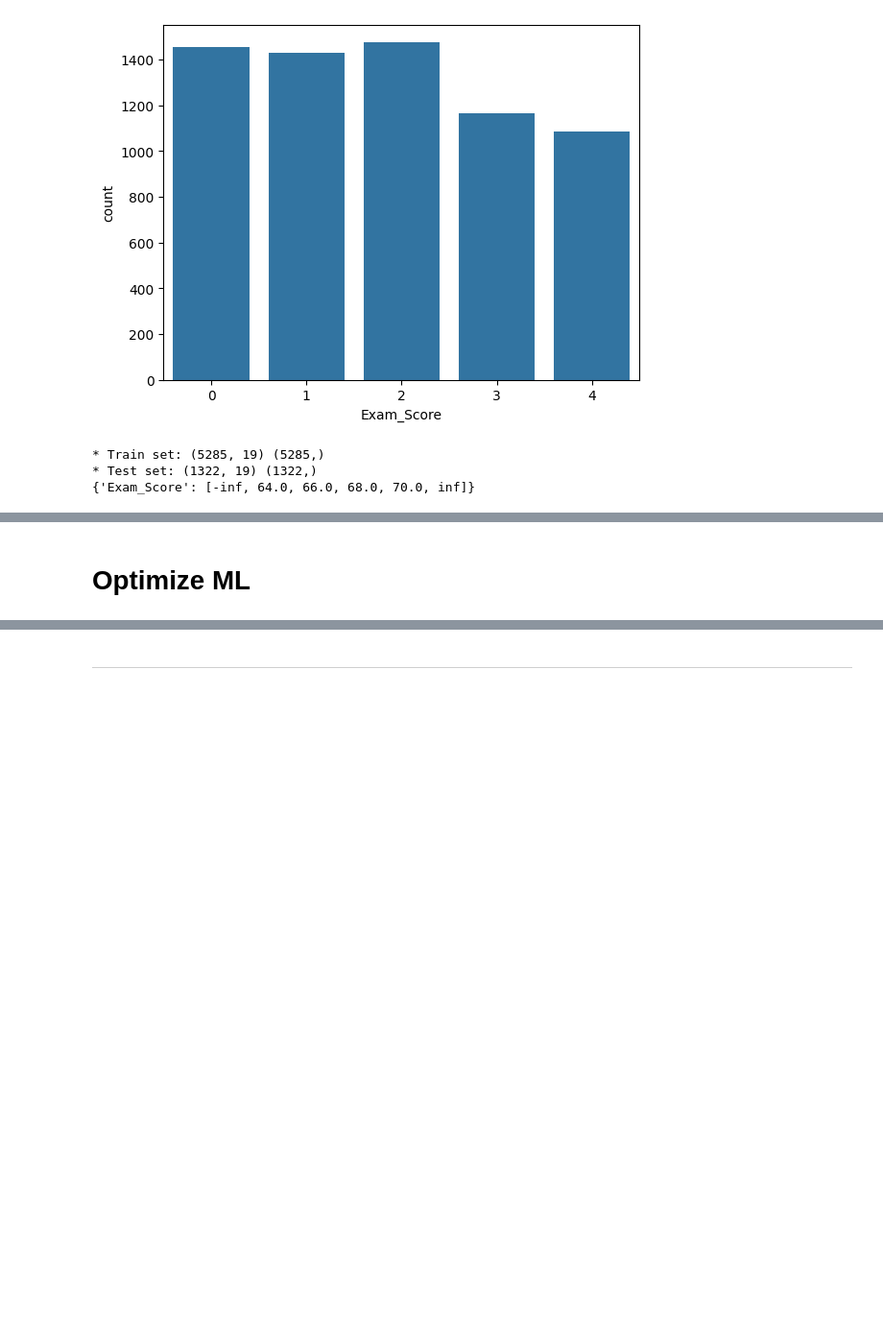
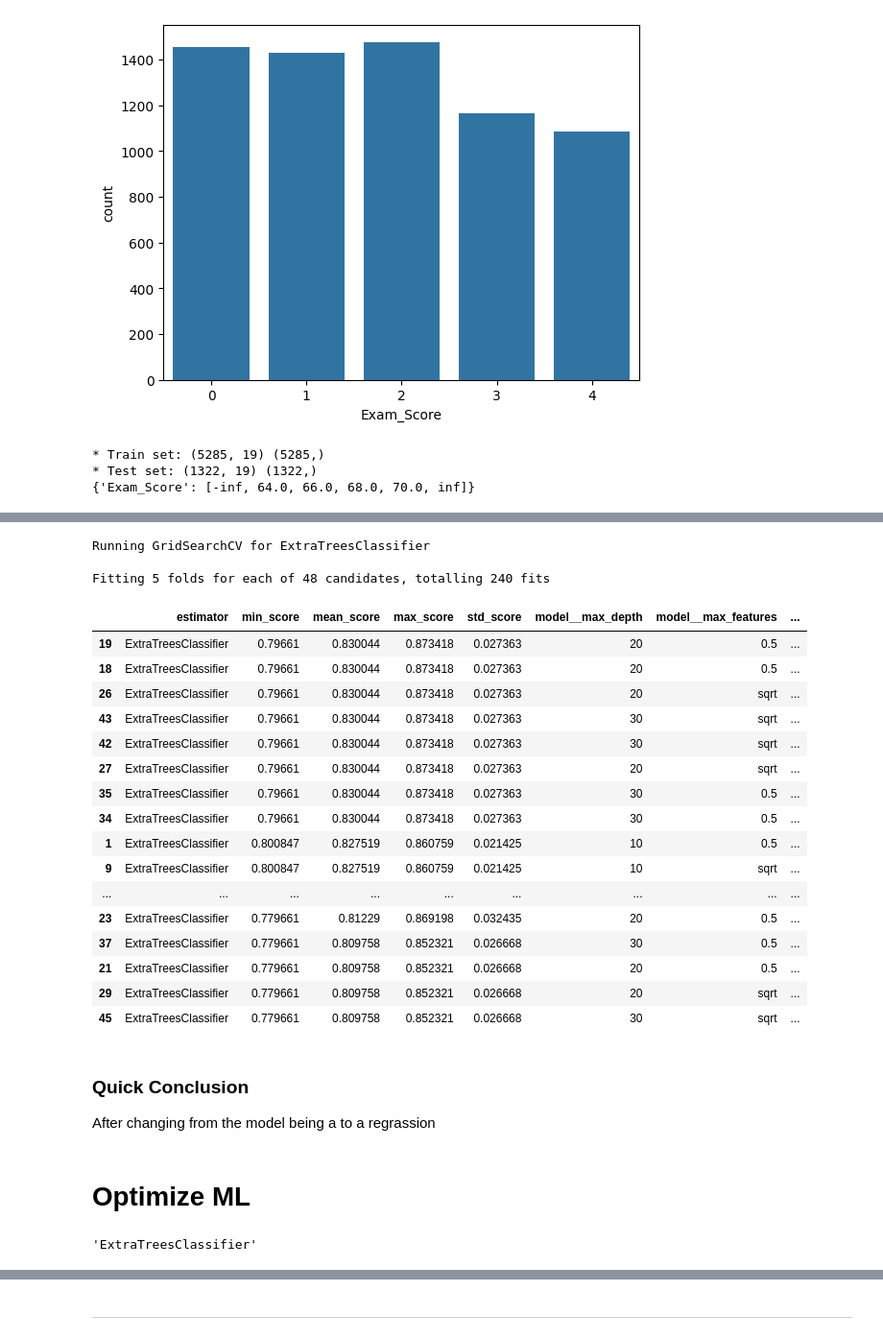
Before and after one commit to Ko11e/Student-Performance, a Jupyter notebook: jupyter_notebooks/05 - Modeling and Evaluation - Predict Exam Score.ipynb, the cells around one changed output, grey strips where cells are left out. Shown at 96% size. Cells and saved outputs as stored; diff of their text form; code cells hidden in the pictures; blank space fills up the shorter version.

```diff
--- a/jupyter_notebooks/05 - Modeling and Evaluation - Predict Exam Score.ipynb
+++ b/jupyter_notebooks/05 - Modeling and Evaluation - Predict Exam Score.ipynb
@@ -644,21 +644,18 @@ def PipelineOptimization(model):
                                                       'Distance_from_Home', 'Gender'])),
 
         ("YeoJohnson", YeoJohnsonTransformer(variables=['Attendance', 'Tutoring_Sessions'])),
-
         ("feat_scaling", StandardScaler()),
-
         ("feat_selection",  SelectFromModel(model)),
-
         ("model", model),
-
     ])
 
     return pipeline_base
 
 def PipelineCleaning(q):
     pipline_cleaned = Pipeline([
-        ('efd', EqualFrequencyDiscretiser(q=q, variables=['Exam_Score'] ))
+        ('efd', EqualFrequencyDiscretiser(q=q, variables=['Exam_Score'] )),
     ])
+
     return pipline_cleaned
 # %%
 def find_query_size(df, PipelineCleaning):
@@ -760,7 +851,44 @@ Text
+# %%
+search = HyperparameterOptimizationSearch(
+    models=models_search, params=params_search)
+search.fit(X_train, y_train,
+           scoring=make_scorer(recall_score, labels=[0], average=None),
+           n_jobs=-1, cv=5)
+# %% [output]
+Running GridSearchCV for ExtraTreesClassifier
+
+Fitting 5 folds for each of 48 candidates, totalling 240 fits
+# %%
+grid_search_summary, grid_search_pipelines = search.score_summary(sort_by='mean_score')
+grid_search_summary
+# %% [output]
+|  | estimator | min_score | mean_score | max_score | std_score | model__max_depth | model__max_features | ... |
+| 19 | ExtraTreesClassifier | 0.79661 | 0.830044 | 0.873418 | 0.027363 | 20 | 0.5 | ... |
+| 18 | ExtraTreesClassifier | 0.79661 | 0.830044 | 0.873418 | 0.027363 | 20 | 0.5 | ... |
+| 26 | ExtraTreesClassifier | 0.79661 | 0.830044 | 0.873418 | 0.027363 | 20 | sqrt | ... |
+| 43 | ExtraTreesClassifier | 0.79661 | 0.830044 | 0.873418 | 0.027363 | 30 | sqrt | ... |
+| 42 | ExtraTreesClassifier | 0.79661 | 0.830044 | 0.873418 | 0.027363 | 30 | sqrt | ... |
+| 27 | ExtraTreesClassifier | 0.79661 | 0.830044 | 0.873418 | 0.027363 | 20 | sqrt | ... |
+| 35 | ExtraTreesClassifier | 0.79661 | 0.830044 | 0.873418 | 0.027363 | 30 | 0.5 | ... |
+| 34 | ExtraTreesClassifier | 0.79661 | 0.830044 | 0.873418 | 0.027363 | 30 | 0.5 | ... |
+| 1 | ExtraTreesClassifier | 0.800847 | 0.827519 | 0.860759 | 0.021425 | 10 | 0.5 | ... |
+| 9 | ExtraTreesClassifier | 0.800847 | 0.827519 | 0.860759 | 0.021425 | 10 | sqrt | ... |
+| ... | ... | ... | ... | ... | ... | ... | ... | ... |
+| 23 | ExtraTreesClassifier | 0.779661 | 0.81229 | 0.869198 | 0.032435 | 20 | 0.5 | ... |
+| 37 | ExtraTreesClassifier | 0.779661 | 0.809758 | 0.852321 | 0.026668 | 30 | 0.5 | ... |
+| 21 | ExtraTreesClassifier | 0.779661 | 0.809758 | 0.852321 | 0.026668 | 20 | 0.5 | ... |
+| 29 | ExtraTreesClassifier | 0.779661 | 0.809758 | 0.852321 | 0.026668 | 20 | sqrt | ... |
+| 45 | ExtraTreesClassifier | 0.779661 | 0.809758 | 0.852321 | 0.026668 | 30 | sqrt | ... |
+# %% [markdown]
+### Quick Conclusion
+
+After changing from the model being a to a regrassion
 # %% [markdown]
 # Optimize ML
 # %%
-best_model = grid_search_summary.iloc[0,0]
+best_model = grid_search_summary.iloc[2,0]
 best_model
+# %% [output]
+'ExtraTreesClassifier'
 # %%
 grid_search_pipelines[best_model].best_params_
```
Also changed, not shown: parts of 13 cells of this notebook.
